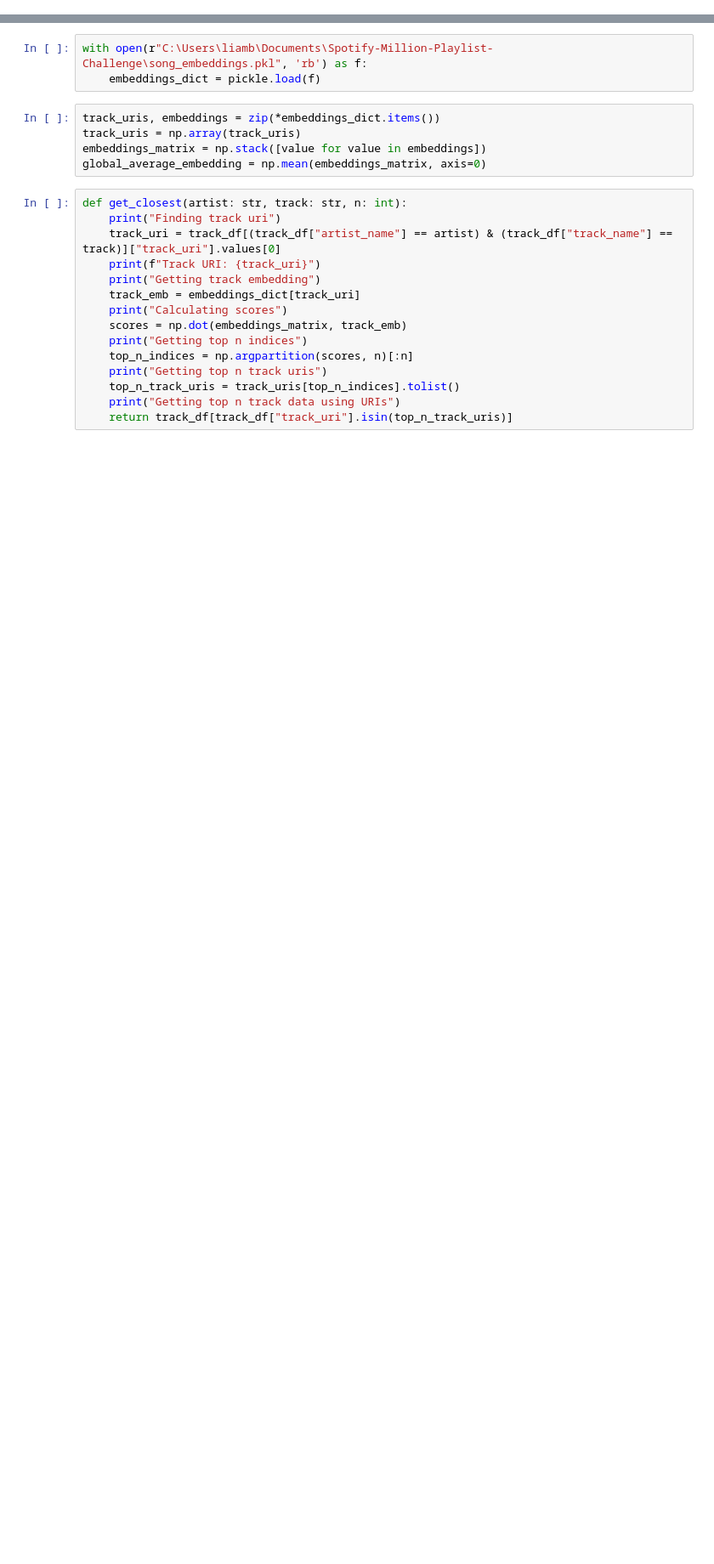
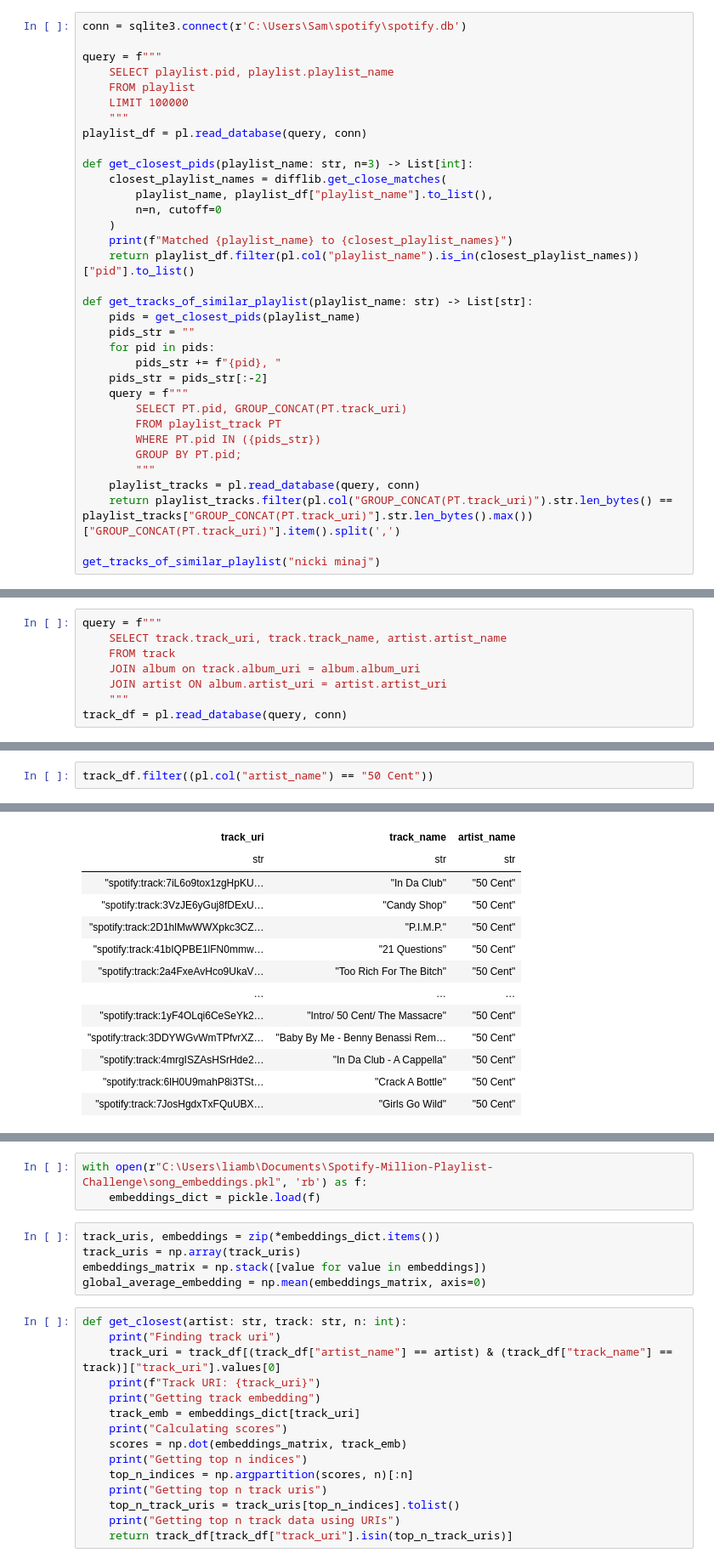
Before and after one commit to liamhbyrne/Spotify-Million-Playlist-Challenge, a Jupyter notebook: playlist_continuation/title_similarity.ipynb, the cells around one changed output, grey strips where cells are left out. Shown: that part at 85% size. Cells and saved outputs as stored; diff of their text form; blank space fills up the shorter version.

```diff
--- a/playlist_continuation/title_similarity.ipynb
+++ b/playlist_continuation/title_similarity.ipynb
@@ -9,0 +77,34 @@ conn = sqlite3.connect(r'C:\Users\liamb\Downloads\spotify.db')
+# %%
+conn = sqlite3.connect(r'C:\Users\Sam\spotify\spotify.db')
+
+query = f"""
+    SELECT playlist.pid, playlist.playlist_name
+    FROM playlist
+    LIMIT 100000
+    """
+playlist_df = pl.read_database(query, conn)
+
+def get_closest_pids(playlist_name: str, n=3) -> List[int]:
+    closest_playlist_names = difflib.get_close_matches(
+        playlist_name, playlist_df["playlist_name"].to_list(),
+        n=n, cutoff=0
+    )
+    print(f"Matched {playlist_name} to {closest_playlist_names}")
+    return playlist_df.filter(pl.col("playlist_name").is_in(closest_playlist_names))["pid"].to_list()
+
+def get_tracks_of_similar_playlist(playlist_name: str) -> List[str]:
+    pids = get_closest_pids(playlist_name)
+    pids_str = ""
+    for pid in pids:
+        pids_str += f"{pid}, "
+    pids_str = pids_str[:-2]
+    query = f"""
+        SELECT PT.pid, GROUP_CONCAT(PT.track_uri)
+        FROM playlist_track PT
+        WHERE PT.pid IN ({pids_str})
+        GROUP BY PT.pid;
+        """
+    playlist_tracks = pl.read_database(query, conn)
+    return playlist_tracks.filter(pl.col("GROUP_CONCAT(PT.track_uri)").str.len_bytes() == playlist_tracks["GROUP_CONCAT(PT.track_uri)"].str.len_bytes().max())["GROUP_CONCAT(PT.track_uri)"].item().split(',')
+
+get_tracks_of_similar_playlist("nicki minaj")
@@ -9,0 +150,8 @@ conn = sqlite3.connect(r'C:\Users\liamb\Downloads\spotify.db')
+# %%
+query = f"""
+    SELECT track.track_uri, track.track_name, artist.artist_name
+    FROM track
+    JOIN album on track.album_uri = album.album_uri
+    JOIN artist ON album.artist_uri = artist.artist_uri
+    """
+track_df = pl.read_database(query, conn)
@@ -9,0 +179,3 @@ conn = sqlite3.connect(r'C:\Users\liamb\Downloads\spotify.db')
+# %%
+track_df.filter((pl.col("artist_name") == "50 Cent"))
+# %% [output]
@@ -9,0 +183,13 @@ conn = sqlite3.connect(r'C:\Users\liamb\Downloads\spotify.db')
+| track_uri | track_name | artist_name |
+| str | str | str |
+| "spotify:track:7iL6o9tox1zgHpKU… | "In Da Club" | "50 Cent" |
+| "spotify:track:3VzJE6yGuj8fDExU… | "Candy Shop" | "50 Cent" |
+| "spotify:track:2D1hlMwWWXpkc3CZ… | "P.I.M.P." | "50 Cent" |
+| "spotify:track:41bIQPBE1lFN0mmw… | "21 Questions" | "50 Cent" |
+| "spotify:track:2a4FxeAvHco9UkaV… | "Too Rich For The Bitch" | "50 Cent" |
+| … | … | … |
+| "spotify:track:1yF4OLqi6CeSeYk2… | "Intro/ 50 Cent/ The Massacre" | "50 Cent" |
+| "spotify:track:3DDYWGvWmTPfvrXZ… | "Baby By Me - Benny Benassi Rem… | "50 Cent" |
+| "spotify:track:4mrgISZAsHSrHde2… | "In Da Club - A Cappella" | "50 Cent" |
+| "spotify:track:6lH0U9mahP8i3TSt… | "Crack A Bottle" | "50 Cent" |
+| "spotify:track:7JosHgdxTxFQuUBX… | "Girls Go Wild" | "50 Cent" |
```
Also changed, not shown: parts of 33 cells of this notebook, 3 other files.
